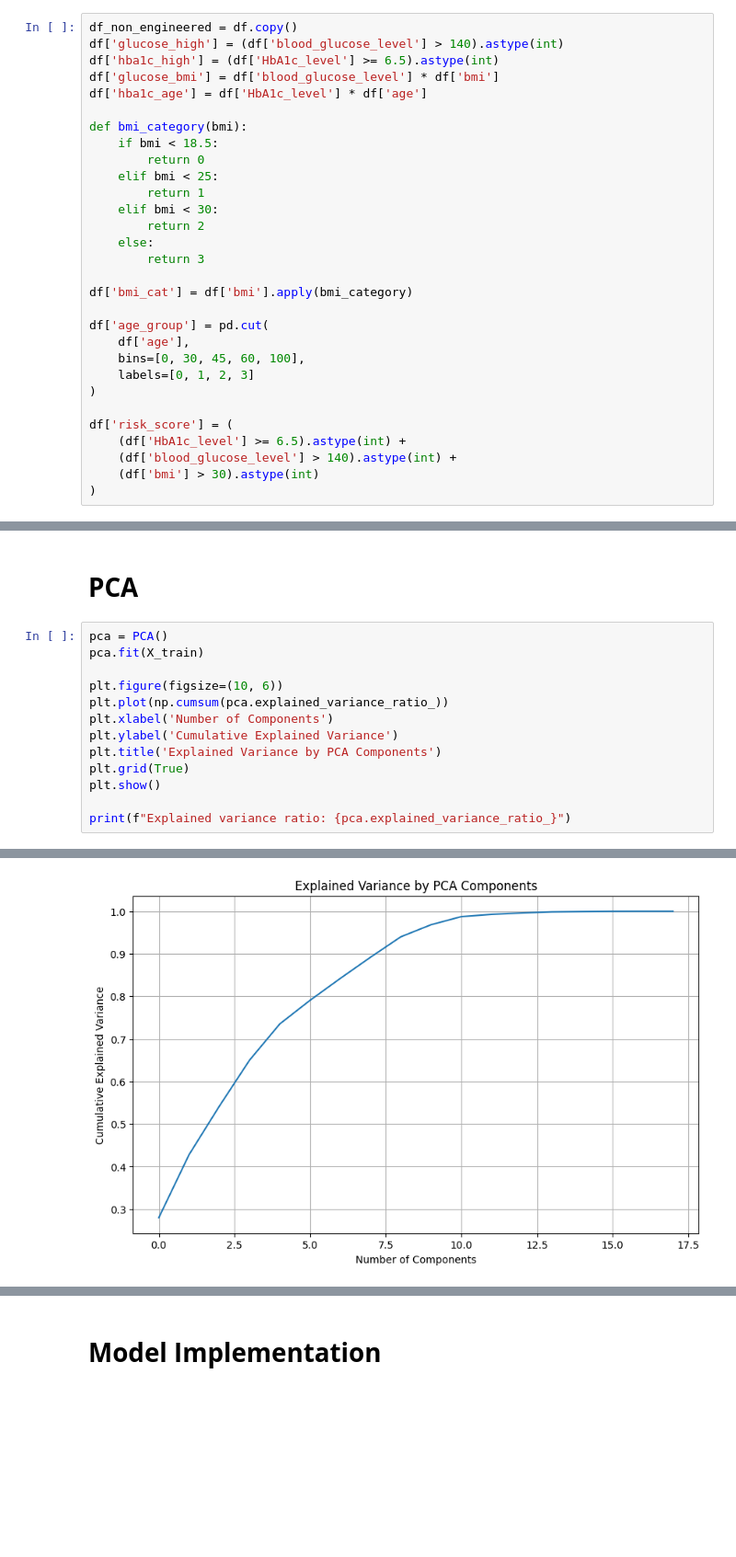
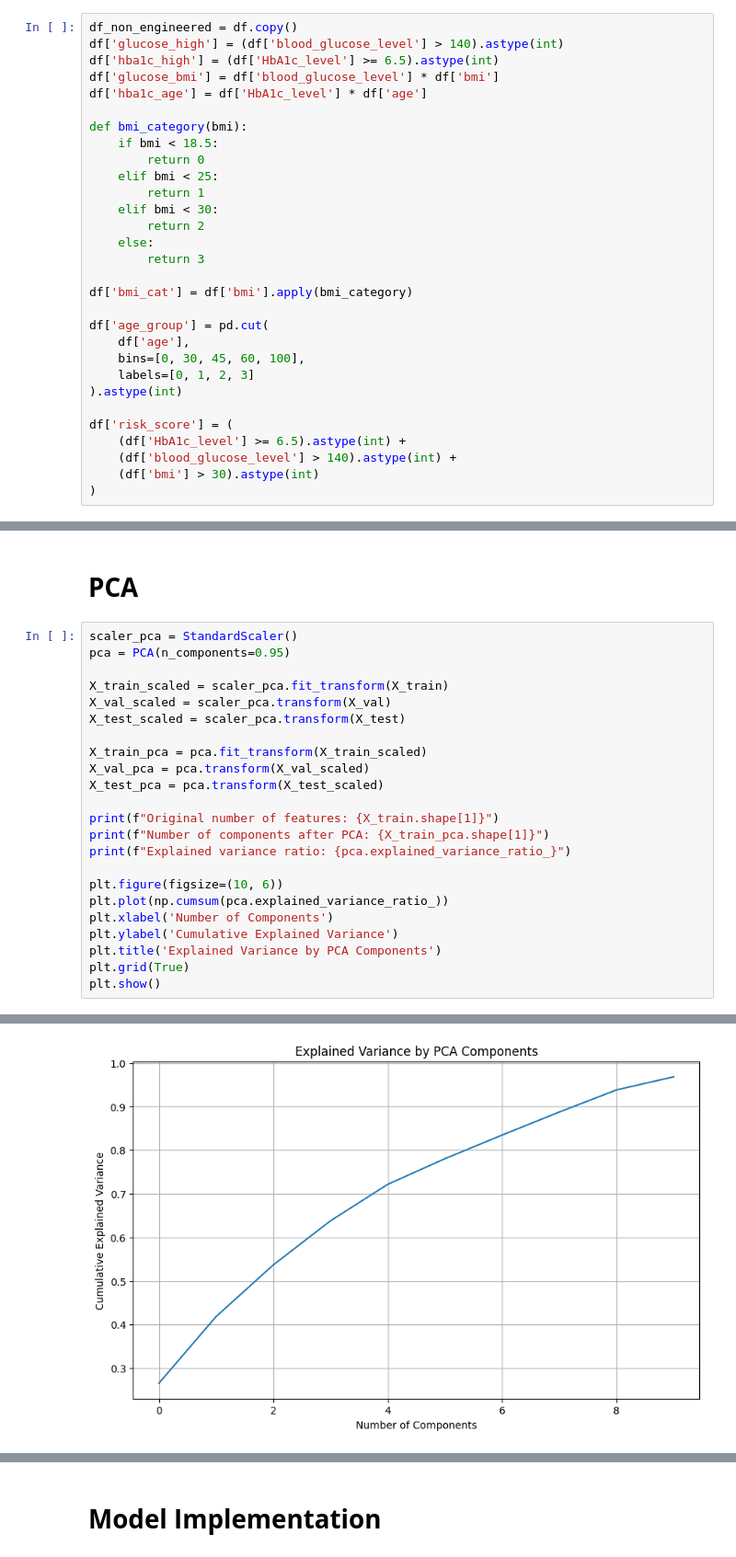
Before and after one commit to ranaosamaa/CLASSIFICATION_TASK, a Jupyter notebook: ML_DIABETES_PREDICTION.ipynb, the cells around one changed output, grey strips where cells are left out. Shown at 92% size. Drawn from its saved outputs; the diff is of its cells as text; blank space fills up the shorter version.

```diff
--- a/ML_DIABETES_PREDICTION.ipynb
+++ b/ML_DIABETES_PREDICTION.ipynb
@@ -280,7 +314,7 @@ df['age_group'] = pd.cut(
     df['age'],
     bins=[0, 30, 45, 60, 100],
     labels=[0, 1, 2, 3]
-)
+).astype(int)
 
 df['risk_score'] = (
     (df['HbA1c_level'] >= 6.5).astype(int) +
@@ -315,8 +347,20 @@ categorical_features = X.select_dtypes(
 # %% [markdown]
 # **PCA**
 # %%
-pca = PCA()
-pca.fit(X_train)
+scaler_pca = StandardScaler()
+pca = PCA(n_components=0.95)
+
+X_train_scaled = scaler_pca.fit_transform(X_train)
+X_val_scaled = scaler_pca.transform(X_val)
+X_test_scaled = scaler_pca.transform(X_test)
+
+X_train_pca = pca.fit_transform(X_train_scaled)
+X_val_pca = pca.transform(X_val_scaled)
+X_test_pca = pca.transform(X_test_scaled)
+
+print(f"Original number of features: {X_train.shape[1]}")
+print(f"Number of components after PCA: {X_train_pca.shape[1]}")
+print(f"Explained variance ratio: {pca.explained_variance_ratio_}")
 
 plt.figure(figsize=(10, 6))
 plt.plot(np.cumsum(pca.explained_variance_ratio_))
@@ -325,6 +369,4 @@ plt.ylabel('Cumulative Explained Variance')
 plt.title('Explained Variance by PCA Components')
 plt.grid(True)
 plt.show()
-
-print(f"Explained variance ratio: {pca.explained_variance_ratio_}")
 # %% [output]
@@ -331 +377 @@ print(f"Explained variance ratio: {pca.explained_variance_ratio_}")
-[figure, old version]
+[figure, new version]
```
Also changed, not shown: parts of 18 cells of this notebook.
